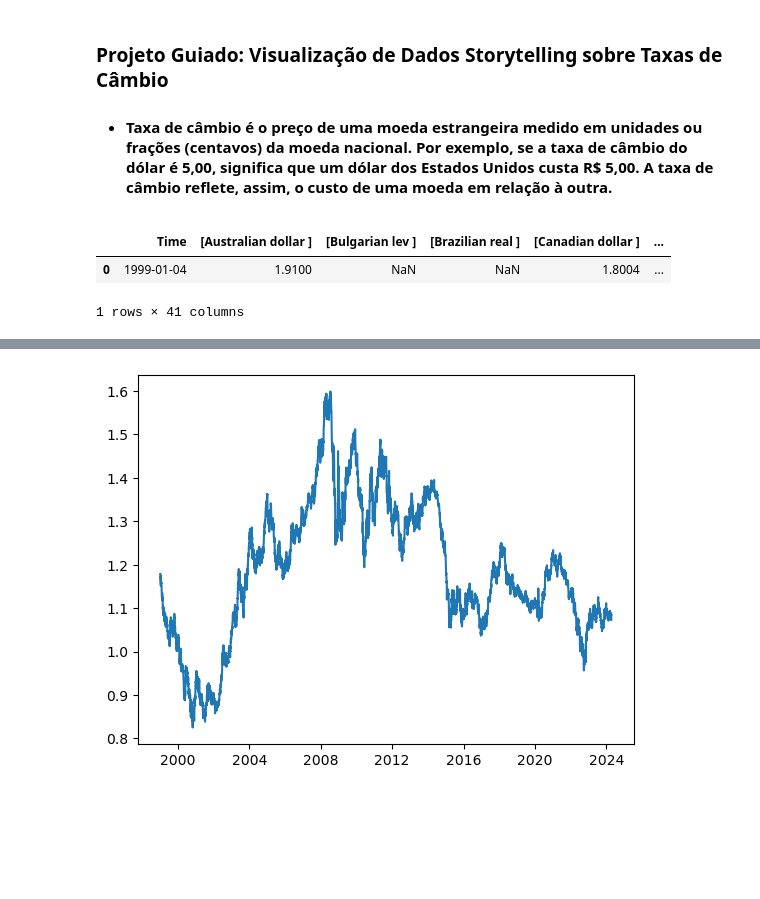
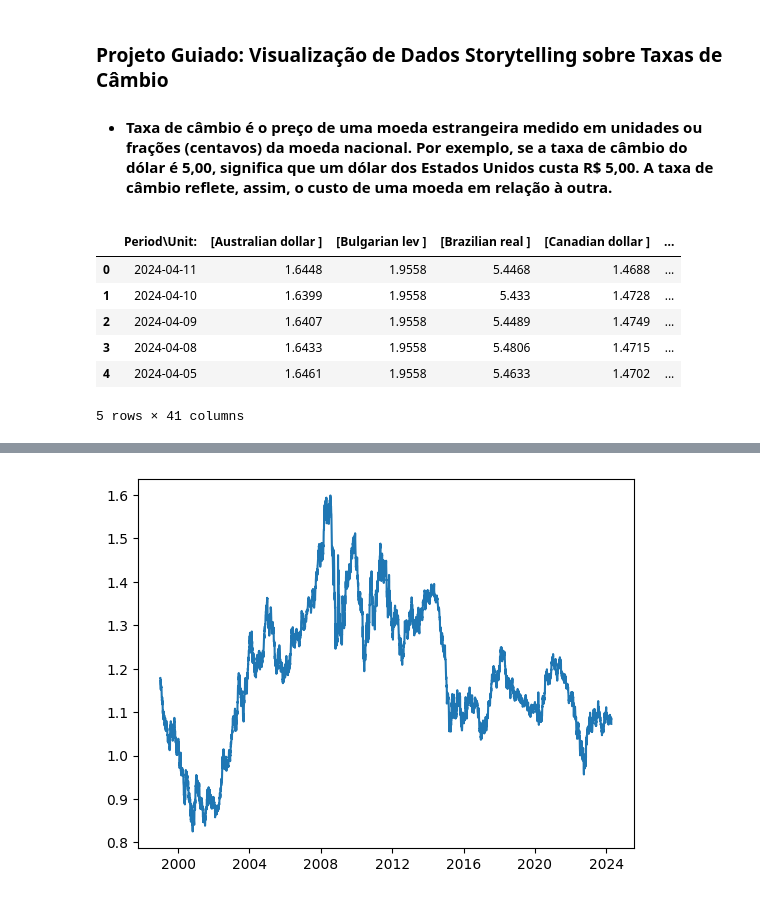
Before and after one commit to dev-alissonalves/data-scientist-dataquest, a Jupyter notebook: part02 - data_analysis_and_visualization/3-telling-stories-using-data-visualization/project-06/Guided Project: Storytelling Data Visualization on Exchange Rates.ipynb, the cells around one changed output, grey strips where cells are left out. Saved outputs shown, nothing was run; the diff lists cells and outputs as text; code cells hidden in the pictures; blank space fills up the shorter version.

```diff
--- a/part02 - data_analysis_and_visualization/3-telling-stories-using-data-visualization/project-06/Guided Project: Storytelling Data Visualization on Exchange Rates.ipynb
+++ b/part02 - data_analysis_and_visualization/3-telling-stories-using-data-visualization/project-06/Guided Project: Storytelling Data Visualization on Exchange Rates.ipynb
@@ -9,11 +8,15 @@ import matplotlib.pyplot as plt
 exchange_rates = pd.read_csv('euro-daily-hist_1999_2022.csv')
 # %%
 # Primeiros 5 valores
-exchange_rates.head(1)
+exchange_rates.head()
 # %% [output]
-|  | Time | [Australian dollar ] | [Bulgarian lev ] | [Brazilian real ] | [Canadian dollar ] | ... |
-| 0 | 1999-01-04 | 1.9100 | NaN | NaN | 1.8004 | ... |
+|  | Period\Unit: | [Australian dollar ] | [Bulgarian lev ] | [Brazilian real ] | [Canadian dollar ] | ... |
+| 0 | 2024-04-11 | 1.6448 | 1.9558 | 5.4468 | 1.4688 | ... |
+| 1 | 2024-04-10 | 1.6399 | 1.9558 | 5.433 | 1.4728 | ... |
+| 2 | 2024-04-09 | 1.6407 | 1.9558 | 5.4489 | 1.4749 | ... |
+| 3 | 2024-04-08 | 1.6433 | 1.9558 | 5.4806 | 1.4715 | ... |
+| 4 | 2024-04-05 | 1.6461 | 1.9558 | 5.4633 | 1.4702 | ... |
-1 rows × 41 columns
+5 rows × 41 columns
 # %%
 # Últimos 5 valores
 exchange_rates.tail()
```
Also changed, not shown: parts of 12 cells of this notebook.
